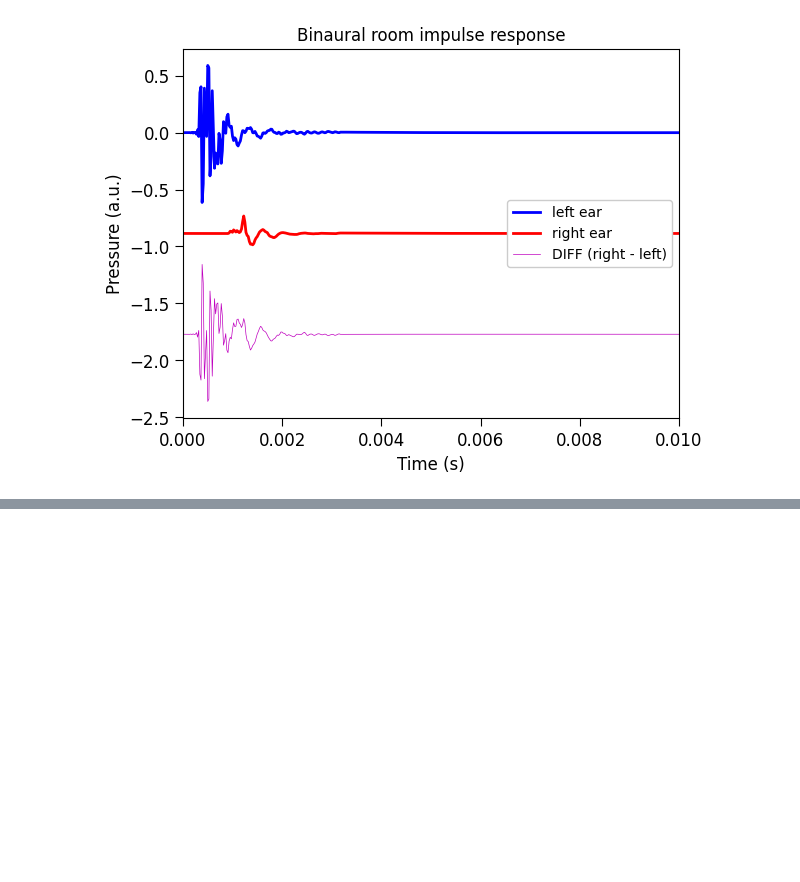
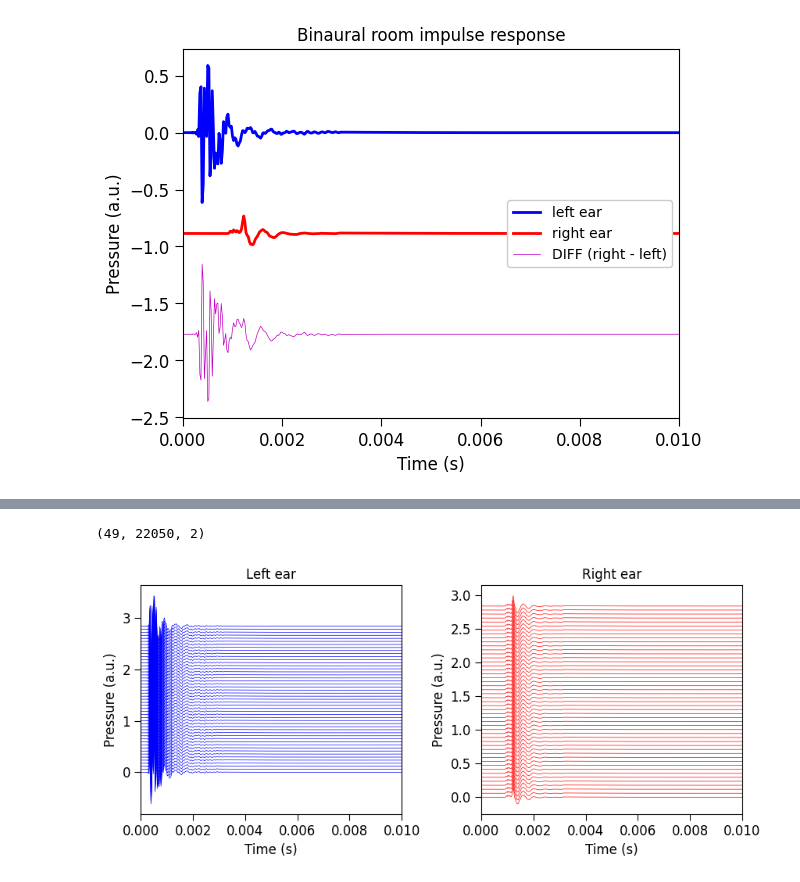
Before and after one commit to msaddler/virtual_acoustic_room, a Jupyter notebook: DEBUG.ipynb, the cells around one changed output, grey strips where cells are left out. Cells and saved outputs as stored; diff of their text form; code cells hidden in the pictures; blank space fills up the shorter version.

```diff
--- a/DEBUG_ASYMMETRY.ipynb
+++ b/DEBUG.ipynb
@@ -36,7 +36,7 @@ importlib.reload(simulator)
 room_materials = [26] * 6
 room_dim_xyz = [30, 30, 30]
 head_pos_xyz = [15, 15, 15]
-head_azim = 175
+head_azim = 0
 src_azim = 90
 src_elev = 0
 src_dist = 1.4
@@ -127,6 +127,62 @@ ipd.display(ipd.Audio(rate=sr, data=y_spatialized.T, normalize=True))
 # %% [output]
 Example audio: (shape=(88200, 2), sr=44100)
 [interactive output not drawn]
+# %%
+list_brir = []
+for h_az in tqdm.tqdm(np.arange(-360, 361, 15)):
+    brir = simulator.get_brir(
+        room_materials=room_materials,
+        room_dim_xyz=room_dim_xyz,
+        head_pos_xyz=head_pos_xyz,
+        head_azim=h_az,
+        src_azim=src_azim,
+        src_elev=src_elev,
+        src_dist=src_dist,
+        buffer=buffer,
+        sr=sr,
+        c=c,
+        dur=dur,
+        hrtf_locs=hrtf_locs,
+        hrtf_firs=hrtf_firs,
+        use_hrtf_symmetry=use_hrtf_symmetry,
+        use_log_distance=use_log_distance,
+        use_jitter=use_jitter,
+        use_highpass=use_highpass,
+        incorporate_lead_zeros=incorporate_lead_zeros,
+        processes=12,
+        strict=False,
+        verbose=False,
+    )
+    list_brir.append(brir)
+list_brir = np.stack(list_brir, axis=0)
+list_brir.shape
+# %% [output]
+(49, 22050, 2)
+# %%
+fig, ax_arr = plt.subplots(nrows=1, ncols=2, figsize=(9, 4))
+for itr, brir in enumerate(list_brir):
+    offset = brir.max() * 0.1
+    t = np.arange(0, brir.shape[0]) / sr
+    ax_arr[0].plot(t, brir[:, 0] + itr * offset, color="b", lw=0.5)
+    ax_arr[1].plot(t, brir[:, 1] + itr * offset, color="r", lw=0.5)
+util_figures.format_axes(
+    ax_arr[0],
+    xlimits=[0, 0.01],
+    str_xlabel="Time (s)",
+    str_ylabel="Pressure (a.u.)",
+    str_title="Left ear",
+)
+util_figures.format_axes(
+    ax_arr[1],
+    xlimits=[0, 0.01],
+    str_xlabel="Time (s)",
+    str_ylabel="Pressure (a.u.)",
+    str_title="Right ear",
+)
+plt.tight_layout()
+plt.show()
+# %% [output]
+[figure, added]
 # %%
 meas_locs = np.load('kemar_hrtfs/hrtfs.npz')['hrtf_locs']
 meas_files = []
```
Also changed, not shown: parts of 14 cells of this notebook, 2 other files.
